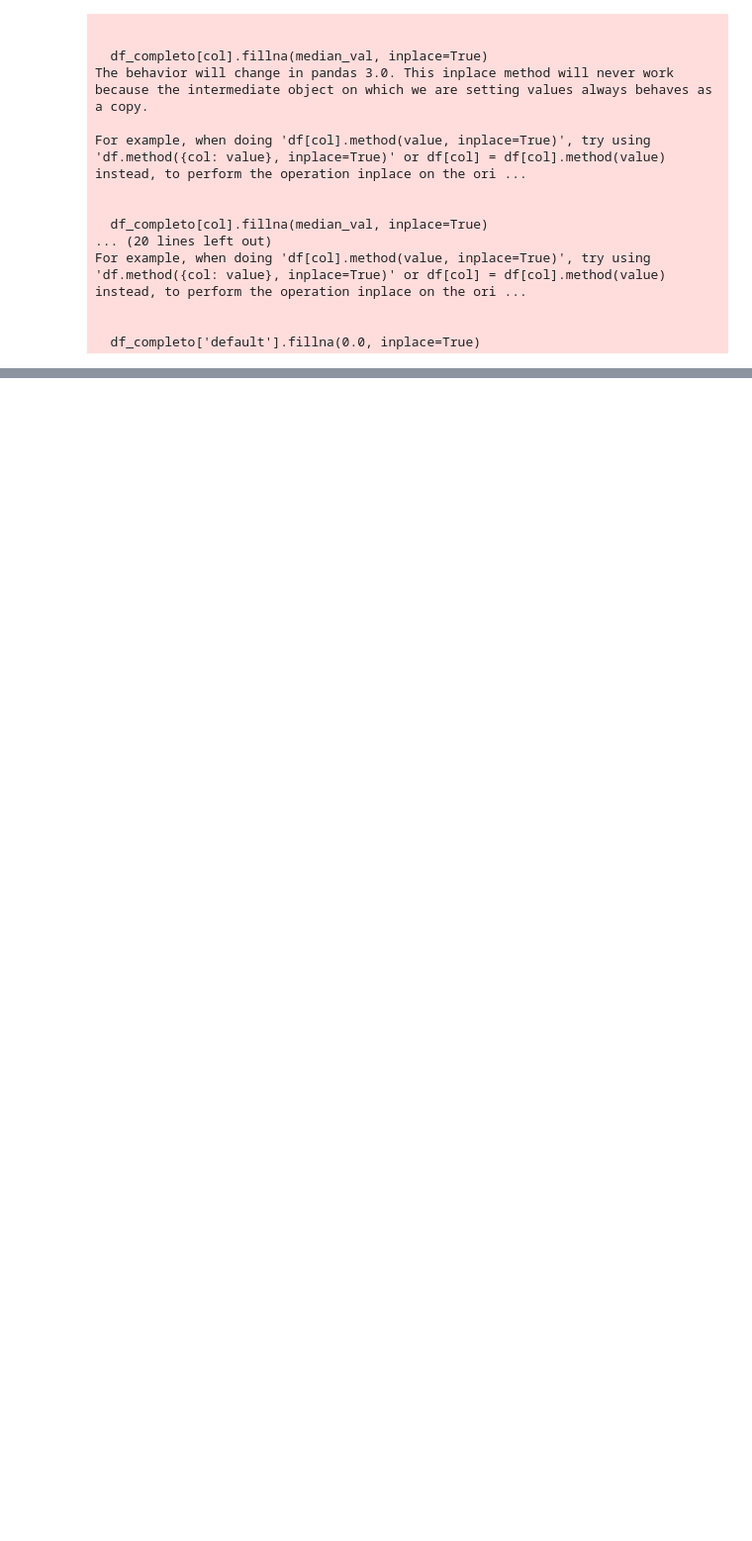
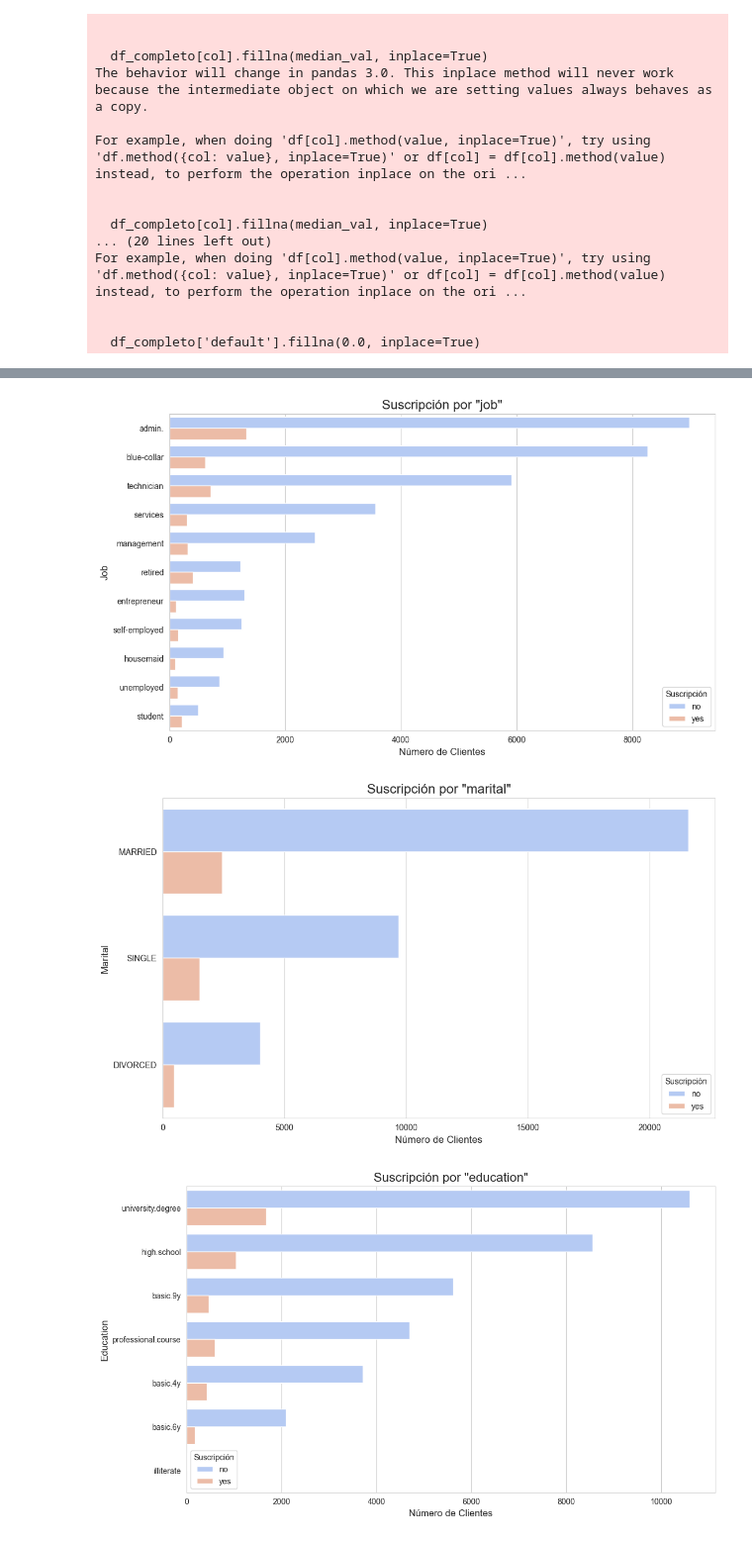
Before and after one commit to AnaGutier/Proyecto_EDA_Python_Pandas, a Jupyter notebook: EDA_proceso.ipynb, the cells around one changed output, grey strips where cells are left out. Shown at 99% size. Saved outputs shown, nothing was run; the diff lists cells and outputs as text; code cells hidden in the pictures; blank space fills up the shorter version.

```diff
--- a/EDA_proceso.ipynb
+++ b/EDA_proceso.ipynb
@@ -340,0 +476,19 @@ For example, when doing 'df[col].method(value, inplace=True)', try using 'df.met
+# %%
+# Análisis Bivariado: Relación con la Suscripción ('y')
+
+# Analizo variables categóricas vs 'y'
+bivariate_cols = ['job', 'marital', 'education', 'age_group', 'housing', 'loan']
+
+for col in bivariate_cols:
+    # Usamos 'hue' para separar por la variable 'y'
+    plt.figure(figsize=(12, 7))
+    sns.countplot(y=col, data=df_completo, order=df_completo[col].value_counts().index, hue='y', palette='coolwarm')
+    plt.title(f'Suscripción por "{col}"', fontsize=16)
+    plt.xlabel('Número de Clientes', fontsize=12)
+    plt.ylabel(col.capitalize(), fontsize=12)
+    plt.legend(title='Suscripción')
+    plt.show()
+# %% [output]
+[figure, added]
+[figure, added]
+[figure, added]
```
Also changed, not shown: parts of 14 cells of this notebook.
